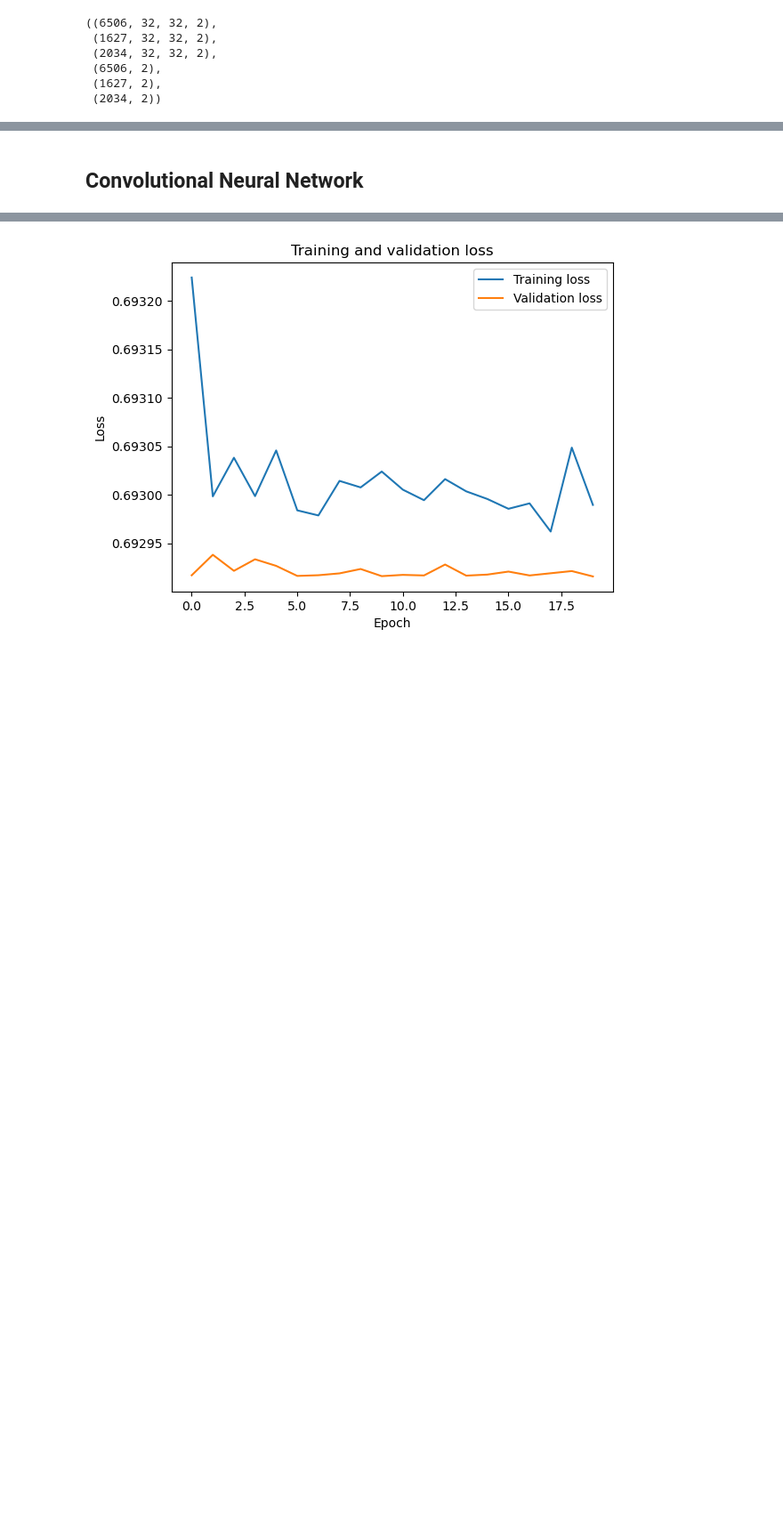
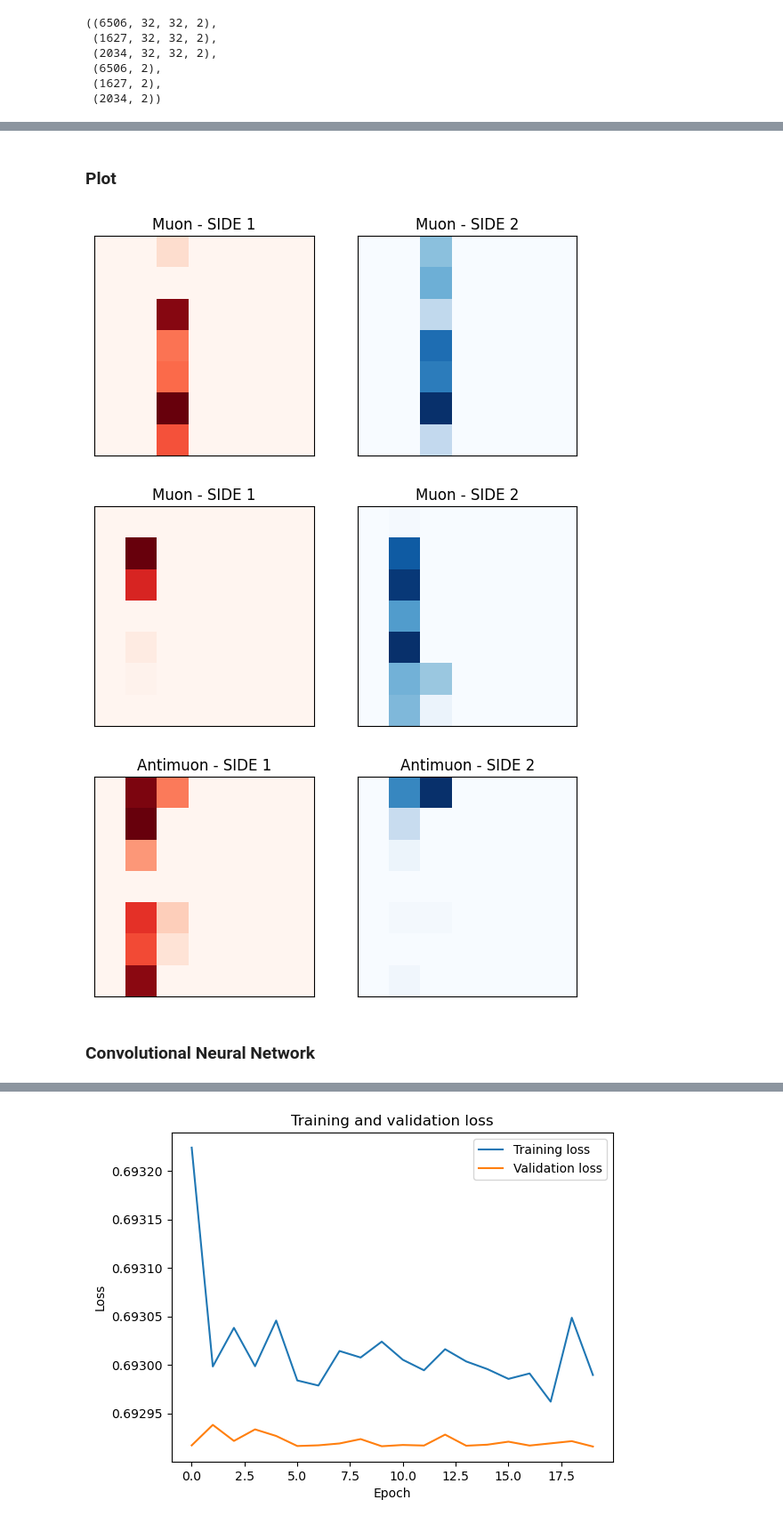
Before and after one commit to dhebel/babycal, a Jupyter notebook: src/main.ipynb, the cells around one changed output, grey strips where cells are left out. Shown: that part at 89% size. Cells and saved outputs as stored; diff of their text form; code cells hidden in the pictures; blank space fills up the shorter version.

```diff
--- a/src/main.ipynb
+++ b/src/main.ipynb
@@ -151,5 +267,36 @@ Error:
+# %% [markdown]
+### Plot
+# %%
+# Plotting a muon event
+# We will plot a muon event from the training set.
+# We will use the function imshow from matplotlib.pyplot to plot the event.
+# We will use the parameter cmap to plot the two channels of the event with different colors.
+# Plotting the two channels of the event with different colors with shared axis.
+# Plot 3 random events from the training set.
+
+random_events = np.random.randint(0, X_train.shape[0], 3)
+
+for i in random_events:
+        plt.figure(figsize=(7,7))
+        plt.subplot(1,2,1)
+        plt.imshow(X_train[i,:,:,0], cmap='Reds')
+        plt.title('Muon - SIDE 1' if y_train[i][0] == 0 else 'Antimuon - SIDE 1')
+        plt.xticks([])
+        plt.yticks([])
+        plt.subplot(1,2,2, sharex=plt.gca(), sharey=plt.gca())
+        plt.imshow(X_train[i,:,:,1], cmap='Blues')
+        plt.title('Muon - SIDE 2' if y_train[i][0] == 0 else 'Antimuon - SIDE 2')
+        # Show tick labels on both sides
+        plt.tick_params('x', labelbottom=True, labeltop=True)
+        plt.tick_params('y', labelleft=True, labelright=True)
+
+plt.show()
+# %% [output]
+[figure, added]
+[figure, added]
+[figure, added]
 # %% [markdown]
-## Convolutional Neural Network
+### Convolutional Neural Network
 # %%
 # CNN
 # We will use a CNN to classify the events.
```
Also changed, not shown: parts of 22 cells of this notebook, 1 other file.
